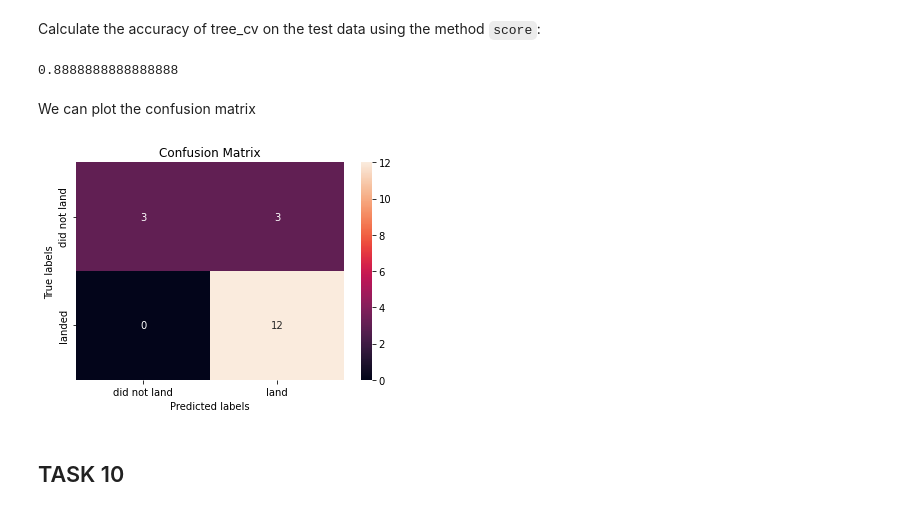
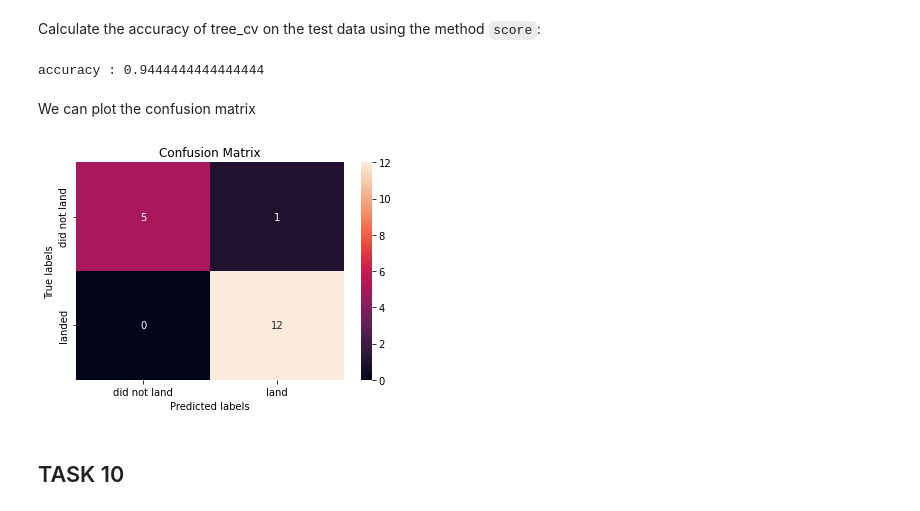
Before and after one commit to ishaguptaibm/Capstone-project, a Jupyter notebook: SpaceX_Machine Learning Prediction_Part_5.ipynb, the cells around one changed output. Drawn from its saved outputs; the diff is of its cells as text; code cells hidden in the pictures.

```diff
--- a/SpaceX_Machine Learning Prediction_Part_5.ipynb
+++ b/SpaceX_Machine Learning Prediction_Part_5.ipynb
@@ -268,5 +268,5 @@ parameters = {'criterion': ['gini', 'entropy'],
 
 tree = DecisionTreeClassifier()
 # %%
-grid_search = GridSearchCV(tree, parameters, cv=10)
-tree_cv = grid_search.fit(X_train, Y_train)
+tree_cv = GridSearchCV(estimator=tree, cv=10, param_grid=parameters)
+tree_cv.fit(X_train, Y_train)
@@ -281,16 +289,16 @@ accuracy : 0.8767857142857143
 # %% [markdown]
 Calculate the accuracy of tree_cv on the test data using the method <code>score</code>:
 # %%
-tree_cv.score(X_test, Y_test)
+print("accuracy :", tree_cv.score(X_test, Y_test))
 # %% [output]
-0.8888888888888888
+accuracy : 0.9444444444444444
 # %% [markdown]
 We can plot the confusion matrix
 # %%
-yhat = svm_cv.predict(X_test)
+yhat = tree_cv.predict(X_test)
 plot_confusion_matrix(Y_test,yhat)
 # %% [output]
-[figure, old version]
+[figure, new version]
 # %% [markdown]
 ## TASK  10
 # %% [markdown]
```
Also changed, not shown: parts of 4 cells of this notebook.
